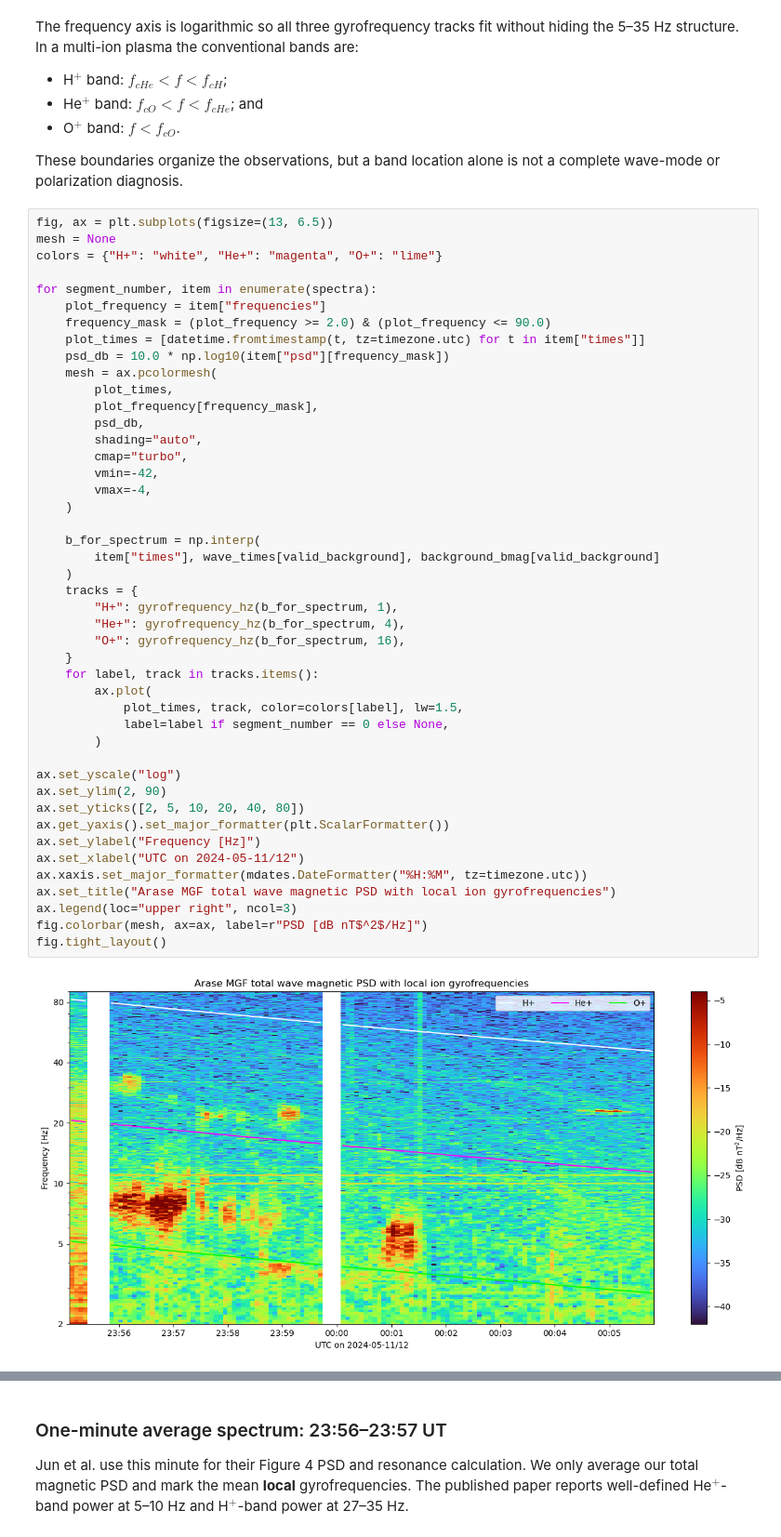
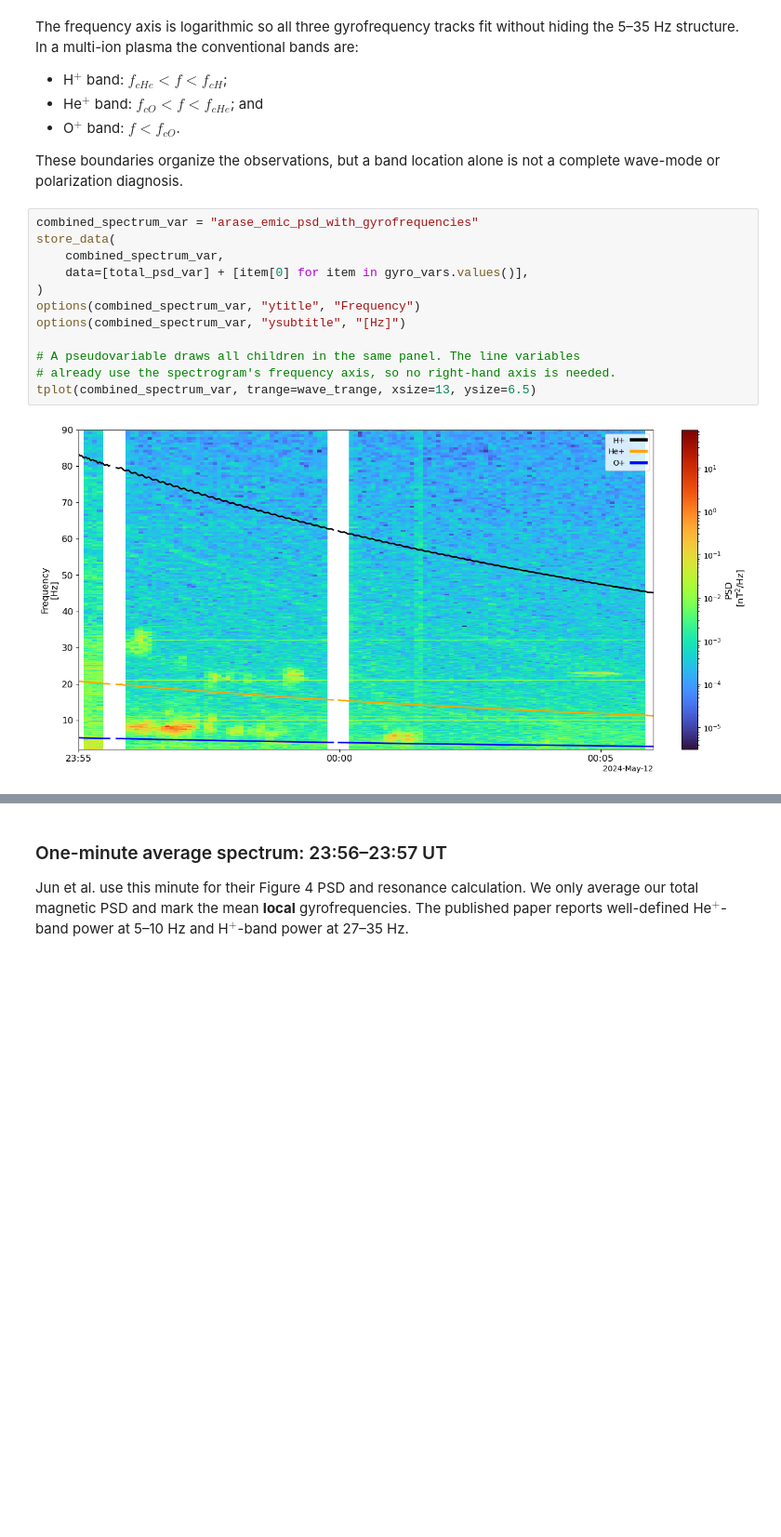
Before and after one commit to spedas/pyspedas_examples, a Jupyter notebook: pyspedas_examples/notebooks/pyhc_winter_school_2027/arase_gannon_high_frequency_emic_waves.ipynb, the cells around one changed output, grey strips where cells are left out. Shown at 93% size. Cells and saved outputs as stored; diff of their text form; blank space fills up the shorter version.

```diff
--- a/pyspedas_examples/notebooks/pyhc_winter_school_2027/arase_gannon_high_frequency_emic_waves.ipynb
+++ b/pyspedas_examples/notebooks/pyhc_winter_school_2027/arase_gannon_high_frequency_emic_waves.ipynb
@@ -449,52 +498,19 @@ The frequency axis is logarithmic so all three gyrofrequency tracks fit without
 
 These boundaries organize the observations, but a band location alone is not a complete wave-mode or polarization diagnosis.
 # %%
-fig, ax = plt.subplots(figsize=(13, 6.5))
-mesh = None
-colors = {"H+": "white", "He+": "magenta", "O+": "lime"}
+combined_spectrum_var = "arase_emic_psd_with_gyrofrequencies"
+store_data(
+    combined_spectrum_var,
+    data=[total_psd_var] + [item[0] for item in gyro_vars.values()],
+)
+options(combined_spectrum_var, "ytitle", "Frequency")
+options(combined_spectrum_var, "ysubtitle", "[Hz]")
 
-for segment_number, item in enumerate(spectra):
-    plot_frequency = item["frequencies"]
-    frequency_mask = (plot_frequency >= 2.0) & (plot_frequency <= 90.0)
-    plot_times = [datetime.fromtimestamp(t, tz=timezone.utc) for t in item["times"]]
-    psd_db = 10.0 * np.log10(item["psd"][frequency_mask])
-    mesh = ax.pcolormesh(
-        plot_times,
-        plot_frequency[frequency_mask],
-        psd_db,
-        shading="auto",
-        cmap="turbo",
-        vmin=-42,
-        vmax=-4,
-    )
-
-    b_for_spectrum = np.interp(
-        item["times"], wave_times[valid_background], background_bmag[valid_background]
-    )
-    tracks = {
-        "H+": gyrofrequency_hz(b_for_spectrum, 1),
-        "He+": gyrofrequency_hz(b_for_spectrum, 4),
-        "O+": gyrofrequency_hz(b_for_spectrum, 16),
-    }
-    for label, track in tracks.items():
-        ax.plot(
-            plot_times, track, color=colors[label], lw=1.5,
-            label=label if segment_number == 0 else None,
-        )
-
-ax.set_yscale("log")
-ax.set_ylim(2, 90)
-ax.set_yticks([2, 5, 10, 20, 40, 80])
-ax.get_yaxis().set_major_formatter(plt.ScalarFormatter())
-ax.set_ylabel("Frequency [Hz]")
-ax.set_xlabel("UTC on 2024-05-11/12")
-ax.xaxis.set_major_formatter(mdates.DateFormatter("%H:%M", tz=timezone.utc))
-ax.set_title("Arase MGF total wave magnetic PSD with local ion gyrofrequencies")
-ax.legend(loc="upper right", ncol=3)
-fig.colorbar(mesh, ax=ax, label=r"PSD [dB nT$^2$/Hz]")
-fig.tight_layout()
+# A pseudovariable draws all children in the same panel. The line variables
+# already use the spectrogram's frequency axis, so no right-hand axis is needed.
+tplot(combined_spectrum_var, trange=wave_trange, xsize=13, ysize=6.5)
 # %% [output]
-[figure, old version]
+[figure, new version]
 # %% [markdown]
 The strongest packets near 5–10 Hz lie between the local O$^+$ and He$^+$ gyrofrequencies and are therefore naturally described as He$^+$-band emissions. Weaker isolated power near 20–35 Hz lies above $f_{cHe}$ and below $f_{cH}$, in the H$^+$ band. This is the unusual high-frequency part of the event emphasized by Jun et al.
 
```
Also changed, not shown: parts of 18 cells of this notebook, 1 other file.
